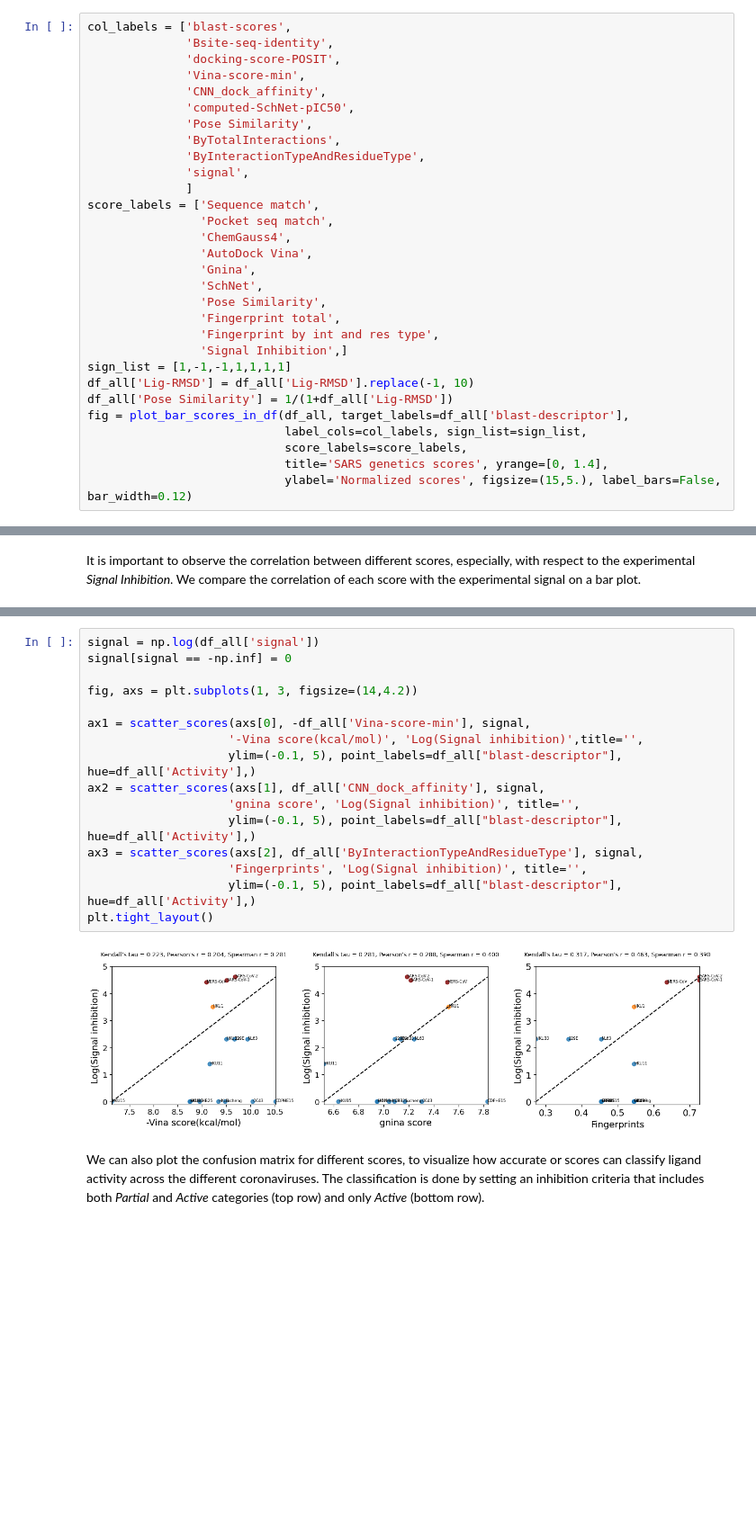
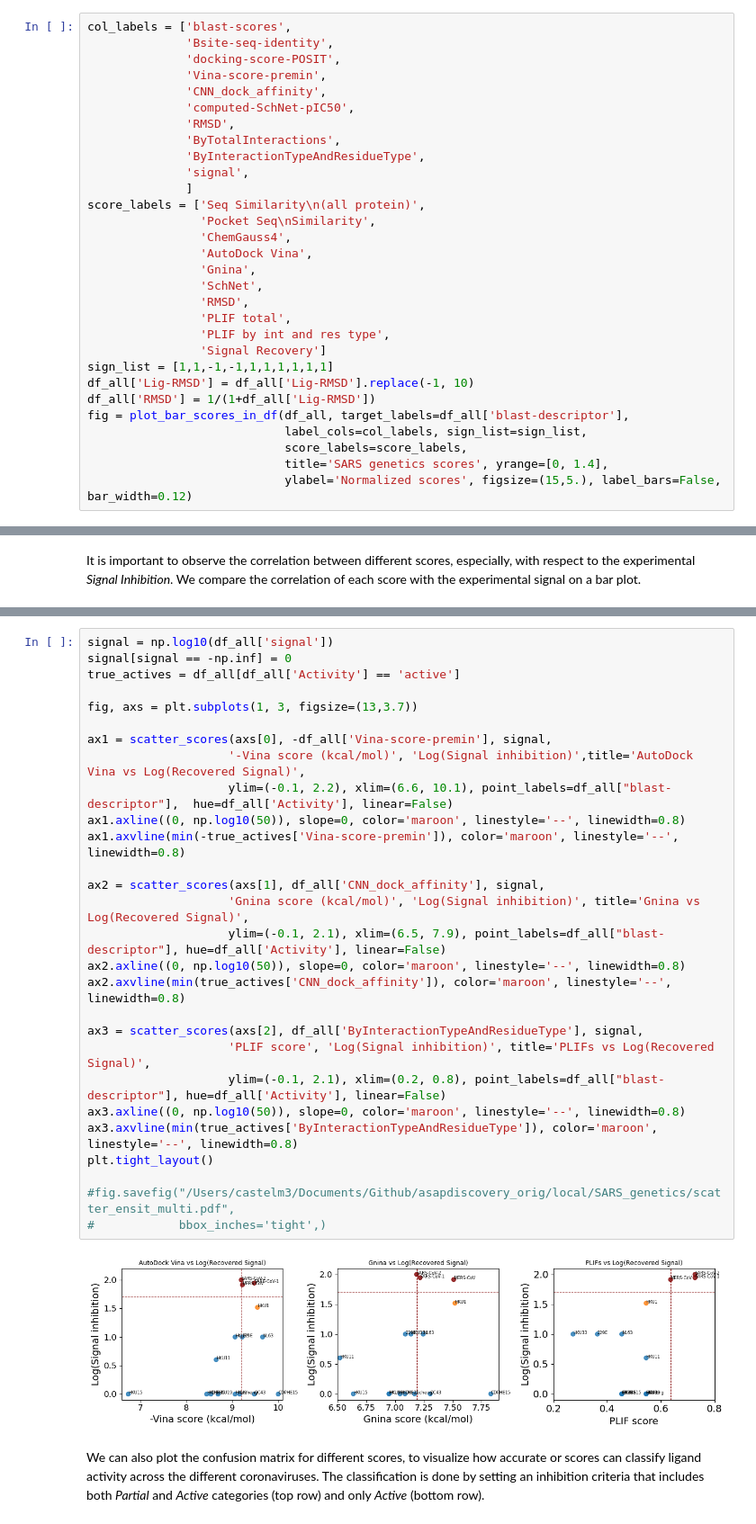
Before and after one commit to choderalab/broad-spectrum-asap-paper, a Jupyter notebook: score_ensitrelvir_spectrum.ipynb, the cells around one changed output, grey strips where cells are left out. Shown at 90% size. Drawn from its saved outputs; the diff is of its cells as text; blank space fills up the shorter version.

```diff
--- a/score_ensitrelvir_spectrum.ipynb
+++ b/score_ensitrelvir_spectrum.ipynb
@@ -226,27 +226,27 @@ First, we will plot all of the relevant scores calculated in a bar plot, with th
 col_labels = ['blast-scores',
               'Bsite-seq-identity',
               'docking-score-POSIT',
-              'Vina-score-min',
+              'Vina-score-premin',
               'CNN_dock_affinity',
               'computed-SchNet-pIC50',
-              'Pose Similarity',
+              'RMSD',
               'ByTotalInteractions',
               'ByInteractionTypeAndResidueType',
               'signal',
               ]
-score_labels = ['Sequence match',
-                'Pocket seq match',
+score_labels = ['Seq Similarity\n(all protein)',
+                'Pocket Seq\nSimilarity',
                 'ChemGauss4',
                 'AutoDock Vina',
                 'Gnina',
                 'SchNet',
-                'Pose Similarity',
-                'Fingerprint total',
-                'Fingerprint by int and res type',
-                'Signal Inhibition',]
-sign_list = [1,-1,-1,1,1,1,1]
+                'RMSD',
+                'PLIF total',
+                'PLIF by int and res type',
+                'Signal Recovery']
+sign_list = [1,1,-1,-1,1,1,1,1,1,1]
 df_all['Lig-RMSD'] = df_all['Lig-RMSD'].replace(-1, 10)
-df_all['Pose Similarity'] = 1/(1+df_all['Lig-RMSD'])
+df_all['RMSD'] = 1/(1+df_all['Lig-RMSD'])
 fig = plot_bar_scores_in_df(df_all, target_labels=df_all['blast-descriptor'],
                             label_cols=col_labels, sign_list=sign_list,
                             score_labels=score_labels,
@@ -276,21 +280,33 @@ Below, a scatter plot shows the correlation between the experimental signal and
 # %%
-signal = np.log(df_all['signal'])
+signal = np.log10(df_all['signal'])
 signal[signal == -np.inf] = 0
+true_actives = df_all[df_all['Activity'] == 'active']
 
-fig, axs = plt.subplots(1, 3, figsize=(14,4.2))
+fig, axs = plt.subplots(1, 3, figsize=(13,3.7))
 
-ax1 = scatter_scores(axs[0], -df_all['Vina-score-min'], signal,
-                    '-Vina score(kcal/mol)', 'Log(Signal inhibition)',title='',
-                    ylim=(-0.1, 5), point_labels=df_all["blast-descriptor"],  hue=df_all['Activity'],)
+ax1 = scatter_scores(axs[0], -df_all['Vina-score-premin'], signal,
+                    '-Vina score (kcal/mol)', 'Log(Signal inhibition)',title='AutoDock Vina vs Log(Recovered Signal)',
+                    ylim=(-0.1, 2.2), xlim=(6.6, 10.1), point_labels=df_all["blast-descriptor"],  hue=df_all['Activity'], linear=False)
+ax1.axline((0, np.log10(50)), slope=0, color='maroon', linestyle='--', linewidth=0.8)
+ax1.axvline(min(-true_actives['Vina-score-premin']), color='maroon', linestyle='--', linewidth=0.8)
+
 ax2 = scatter_scores(axs[1], df_all['CNN_dock_affinity'], signal,
-                    'gnina score', 'Log(Signal inhibition)', title='',
-                    ylim=(-0.1, 5), point_labels=df_all["blast-descriptor"], hue=df_all['Activity'],)
+                    'Gnina score (kcal/mol)', 'Log(Signal inhibition)', title='Gnina vs Log(Recovered Signal)',
+                    ylim=(-0.1, 2.1), xlim=(6.5, 7.9), point_labels=df_all["blast-descriptor"], hue=df_all['Activity'], linear=False)
+ax2.axline((0, np.log10(50)), slope=0, color='maroon', linestyle='--', linewidth=0.8)
+ax2.axvline(min(true_actives['CNN_dock_affinity']), color='maroon', linestyle='--', linewidth=0.8)
+
 ax3 = scatter_scores(axs[2], df_all['ByInteractionTypeAndResidueType'], signal,
-                    'Fingerprints', 'Log(Signal inhibition)', title='',
-                    ylim=(-0.1, 5), point_labels=df_all["blast-descriptor"], hue=df_all['Activity'],)
+                    'PLIF score', 'Log(Signal inhibition)', title='PLIFs vs Log(Recovered Signal)',
+                    ylim=(-0.1, 2.1), xlim=(0.2, 0.8), point_labels=df_all["blast-descriptor"], hue=df_all['Activity'], linear=False)
+ax3.axline((0, np.log10(50)), slope=0, color='maroon', linestyle='--', linewidth=0.8)
+ax3.axvline(min(true_actives['ByInteractionTypeAndResidueType']), color='maroon', linestyle='--', linewidth=0.8)
 plt.tight_layout()
+
+#fig.savefig("/Users/castelm3/Documents/Github/asapdiscovery_orig/local/SARS_genetics/scatter_ensit_multi.pdf",
+#            bbox_inches='tight',)
 # %% [output]
-[figure, old version]
+[figure, new version]
 # %% [markdown]
 We can also plot the confusion matrix for different scores, to visualize how accurate or scores can classify ligand activity across the different coronaviruses. The classification is done by setting an inhibition criteria that includes both *Partial* and *Active* categories (top row) and only *Active* (bottom row).
 # %%
```
Also changed, not shown: parts of 9 cells of this notebook, 3 other files.
